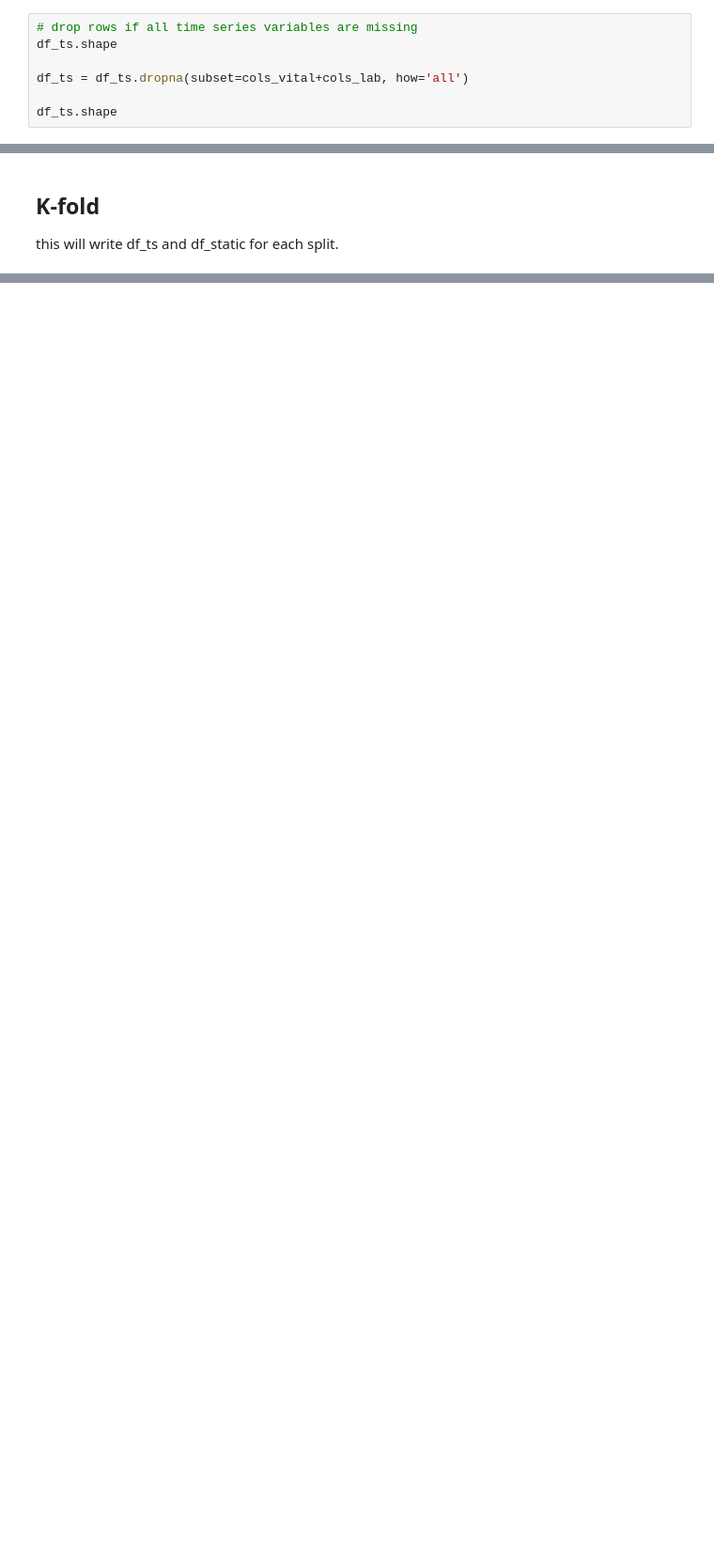
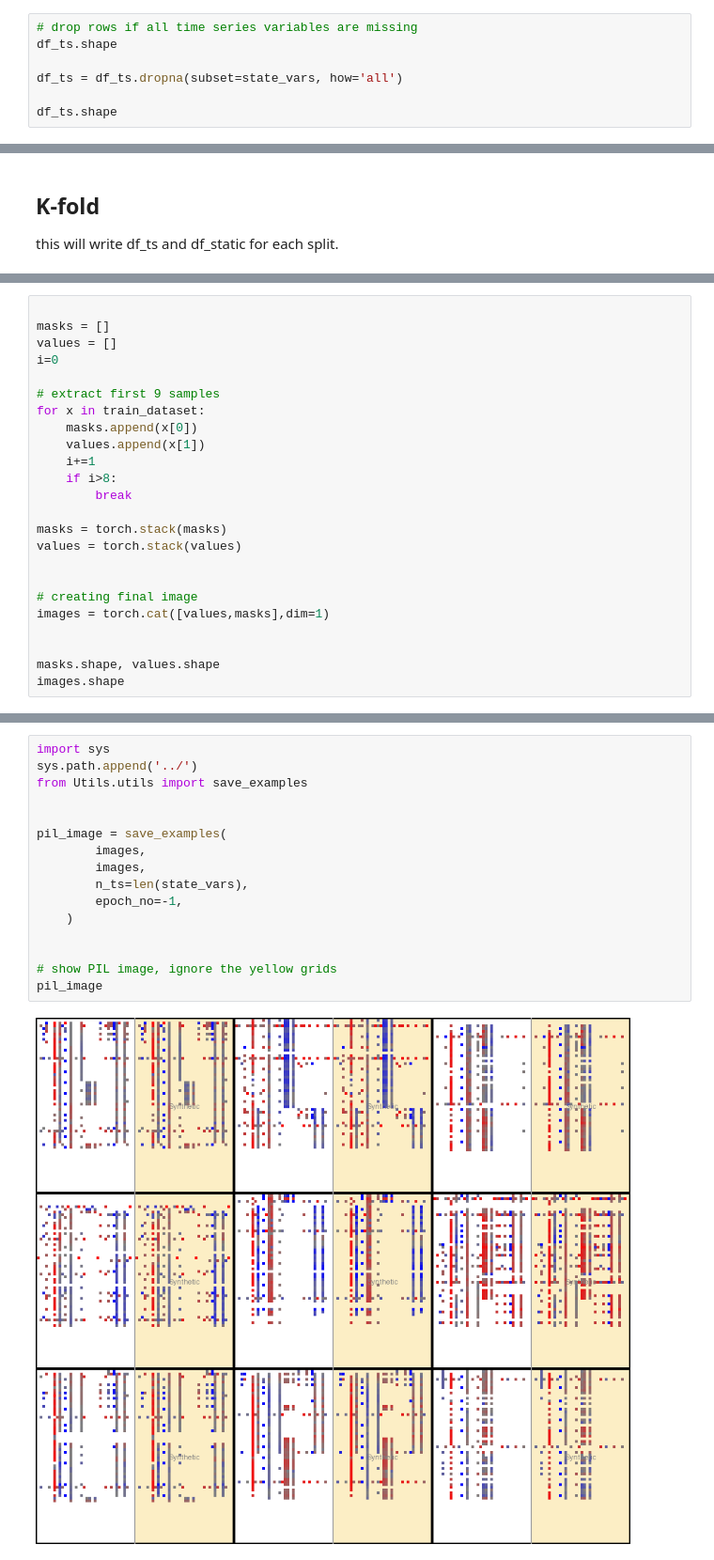
Before and after one commit to esl-epfl/TimEHR, a Jupyter notebook: data/Prepare_Datasets.ipynb, the cells around one changed output, grey strips where cells are left out. Shown at 94% size. Cells and saved outputs as stored; diff of their text form; blank space fills up the shorter version.

```diff
--- a/data/Prepare_Datasets.ipynb
+++ b/data/Prepare_Datasets.ipynb
@@ -551,6 +501,6 @@ df_ts.head(10)
 # drop rows if all time series variables are missing
 df_ts.shape
 
-df_ts = df_ts.dropna(subset=cols_vital+cols_lab, how='all')
+df_ts = df_ts.dropna(subset=state_vars, how='all')
 
 df_ts.shape
@@ -770,0 +728,24 @@ for i_split in range(N_SPLIT):
+# %%
+
+masks = []
+values = []
+i=0
+
+# extract first 9 samples
+for x in train_dataset:
+    masks.append(x[0])
+    values.append(x[1])
+    i+=1
+    if i>8:
+        break
+
+masks = torch.stack(masks)
+values = torch.stack(values)
+
+
+# creating final image
+images = torch.cat([values,masks],dim=1)
+
+
+masks.shape, values.shape
+images.shape
@@ -770,0 +755,18 @@ for i_split in range(N_SPLIT):
+# %%
+import sys
+sys.path.append('../')
+from Utils.utils import save_examples
+
+
+pil_image = save_examples(
+        images,
+        images,
+        n_ts=len(state_vars),
+        epoch_no=-1,
+    )
+
+
+# show PIL image, ignore the yellow grids
+pil_image
+# %% [output]
+[figure, added]
```
Also changed, not shown: parts of 38 cells of this notebook, 19 other files.
